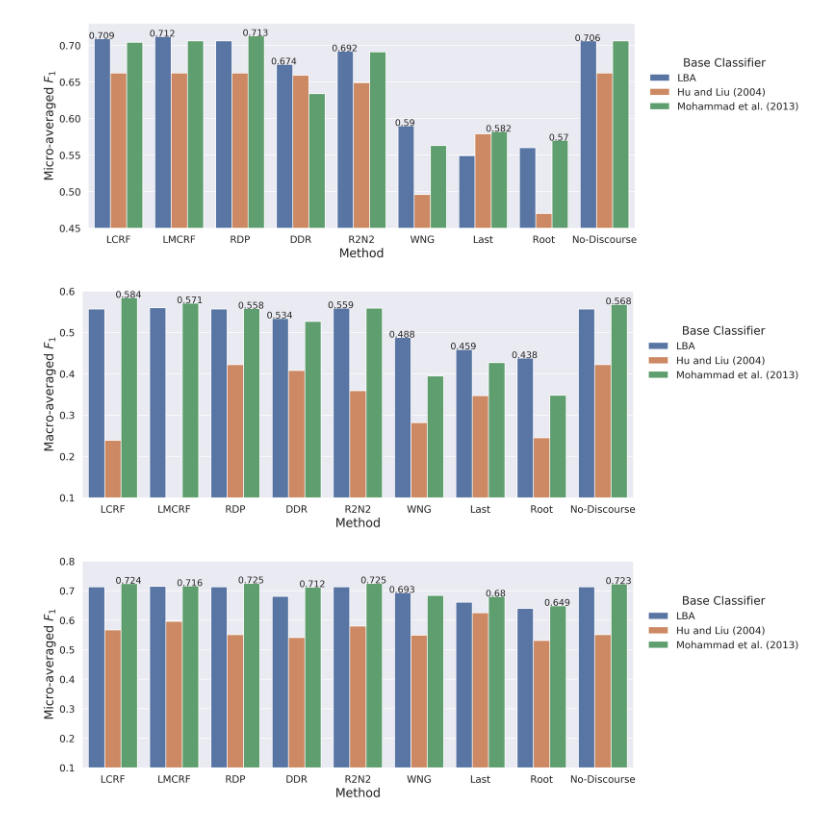
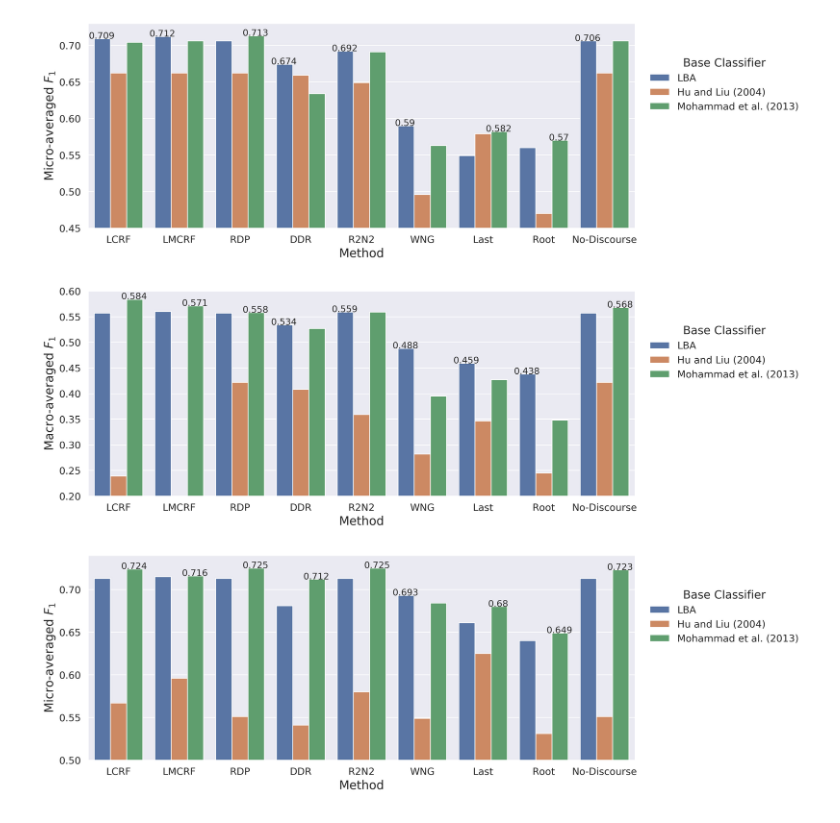
Before and after one commit to WladimirSidorenko/Dissertation, a Jupyter notebook: notebooks/dasa.ipynb, the cells around one changed output. Drawn from its saved outputs; the diff is of its cells as text; code cells hidden in the pictures.

```diff
--- a/notebooks/dasa.ipynb
+++ b/notebooks/dasa.ipynb
@@ -721,7 +744,7 @@ ax.figure.savefig("dasa-potts-bc-micro-F1.png", dpi=300, bbox_inches='tight')
 [figure]
 # %%
 # SB10k Macro-F1
-plt.ylim(0.1, 0.6)
+plt.ylim(0.2, 0.6)
 ax = sns.barplot(x="Method", y=r"SB10k Macro-$F_1$", hue="Base Classifier", data=sb10k_bc_df)
 ax.set_xlabel('Method', fontsize=LBL_FS)
 ax.set_ylabel('Macro-averaged $F_1$', fontsize=LBL_FS)
@@ -733,19 +756,19 @@ add_labels(ax, sb10k_bc_df, r"SB10k Macro-$F_1$", group_key="Base Classifier",
 plt.show()
 ax.figure.savefig("dasa-sb10k-bc-macro-F1.png", dpi=300, bbox_inches='tight')
 # %% [output]
-[figure, old version]
+[figure, new version]
 # %%
 # SB10k Micro-F1
-plt.ylim(0.1, 0.8)
+plt.ylim(0.5, 0.74)
 ax = sns.barplot(x="Method", y=r"SB10k Micro-$F_1$", hue="Base Classifier", data=sb10k_bc_df)
 ax.set_xlabel('Method', fontsize=LBL_FS)
 ax.set_ylabel('Micro-averaged $F_1$', fontsize=LBL_FS)
 leg = ax.legend(loc=(0, 1), bbox_to_anchor=(1.02, 0.55), fontsize=LGND_FS, frameon=False)
 leg.set_title("Base Classifier", prop = {"size": LGND_TITLE_FS})
 
 add_labels(ax, sb10k_bc_df, r"SB10k Micro-$F_1$", group_key="Base Classifier",
            groups=BASE_CLASSIFIERS, classifiers=DASA_CLASSIFIERS)
 plt.show()
 ax.figure.savefig("dasa-sb10k-bc-micro-F1.png", dpi=300, bbox_inches='tight')
 # %% [output]
-[figure, old version]
+[figure, new version]
```
Also changed, not shown: parts of 3 cells of this notebook, 2 other files.
